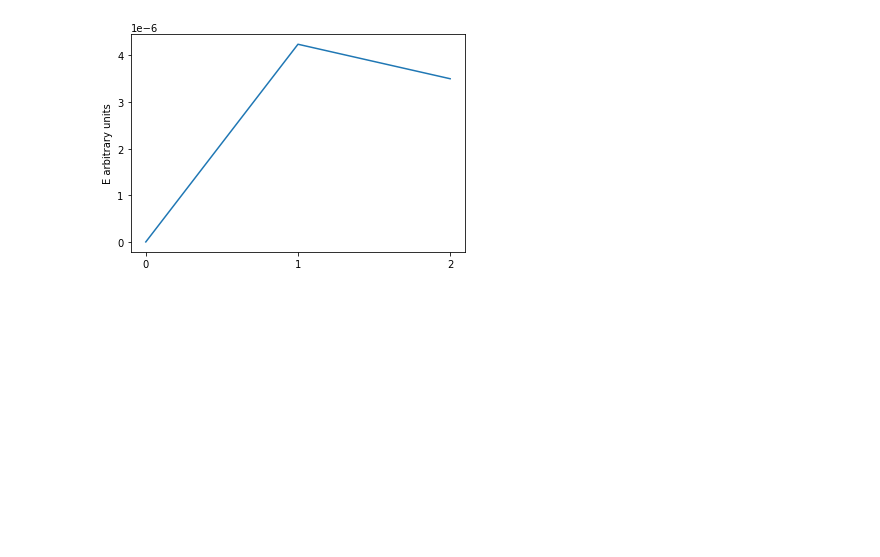
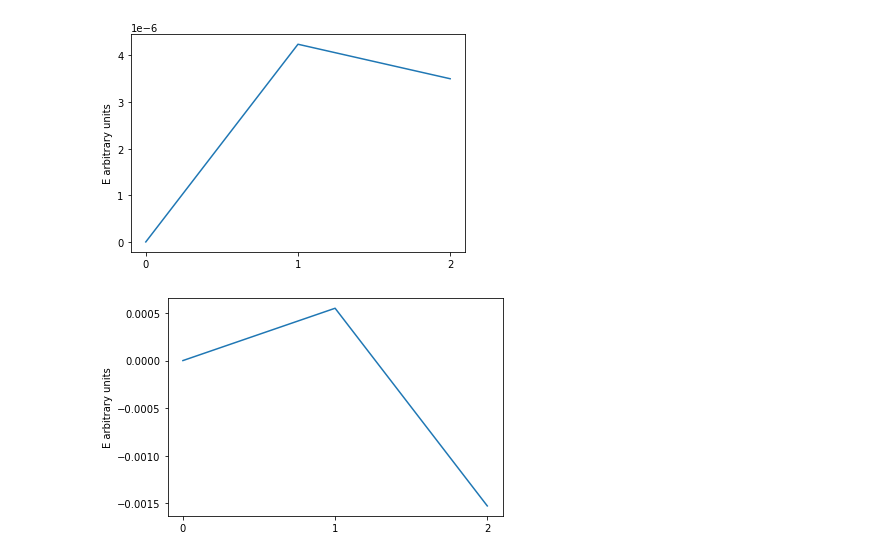
Before and after one commit to ajbecerr/quantum_computing_materials_thermodynamics, a Jupyter notebook: plot_energy.ipynb, the cells around one changed output. Cells and saved outputs as stored; diff of their text form; code cells hidden in the pictures; blank space fills up the shorter version.

```diff
--- a/plot_energy.ipynb
+++ b/plot_energy.ipynb
@@ -17,3 +17,15 @@ reference = CO2_Ru
 CO2_Ru = CO2_Ru - reference
 CO_O_TS_Ru = CO_O_TS_Ru - reference
 CO_O_Ru = CO_O_Ru - reference
+# %%
+# quantum simulator weighted mean approach
+#arbitrary units coarse model
+CO2_Ru_sim = -0.0001220703125
+CO_O_TS_Ru_sim = 0.00042724609375
+CO_O_Ru_sim = -0.00164794921875
+
+reference_sim = CO2_Ru_sim
+
+CO2_Ru_sim = CO2_Ru_sim - reference_sim
+CO_O_TS_Ru_sim = CO_O_TS_Ru_sim - reference_sim
+CO_O_Ru_sim = CO_O_Ru_sim - reference_sim
@@ -31,3 +62,10 @@ plt.xticks([0, 1, 2])
 plt.savefig('coarse_CO2_break.png',dpi=300)
 # %% [output]
 [figure]
+# %%
+plt.plot([0,1,2],[CO2_Ru_sim,CO_O_TS_Ru_sim,CO_O_Ru_sim])
+plt.ylabel('E arbitrary units')
+plt.xticks([0, 1, 2])
+plt.savefig('quantum_sim_CO2_break.png',dpi=300,bbox_inches='tight')
+# %% [output]
+[figure, added]
```
Also changed, not shown: parts of 6 cells of this notebook, 3 other files.
